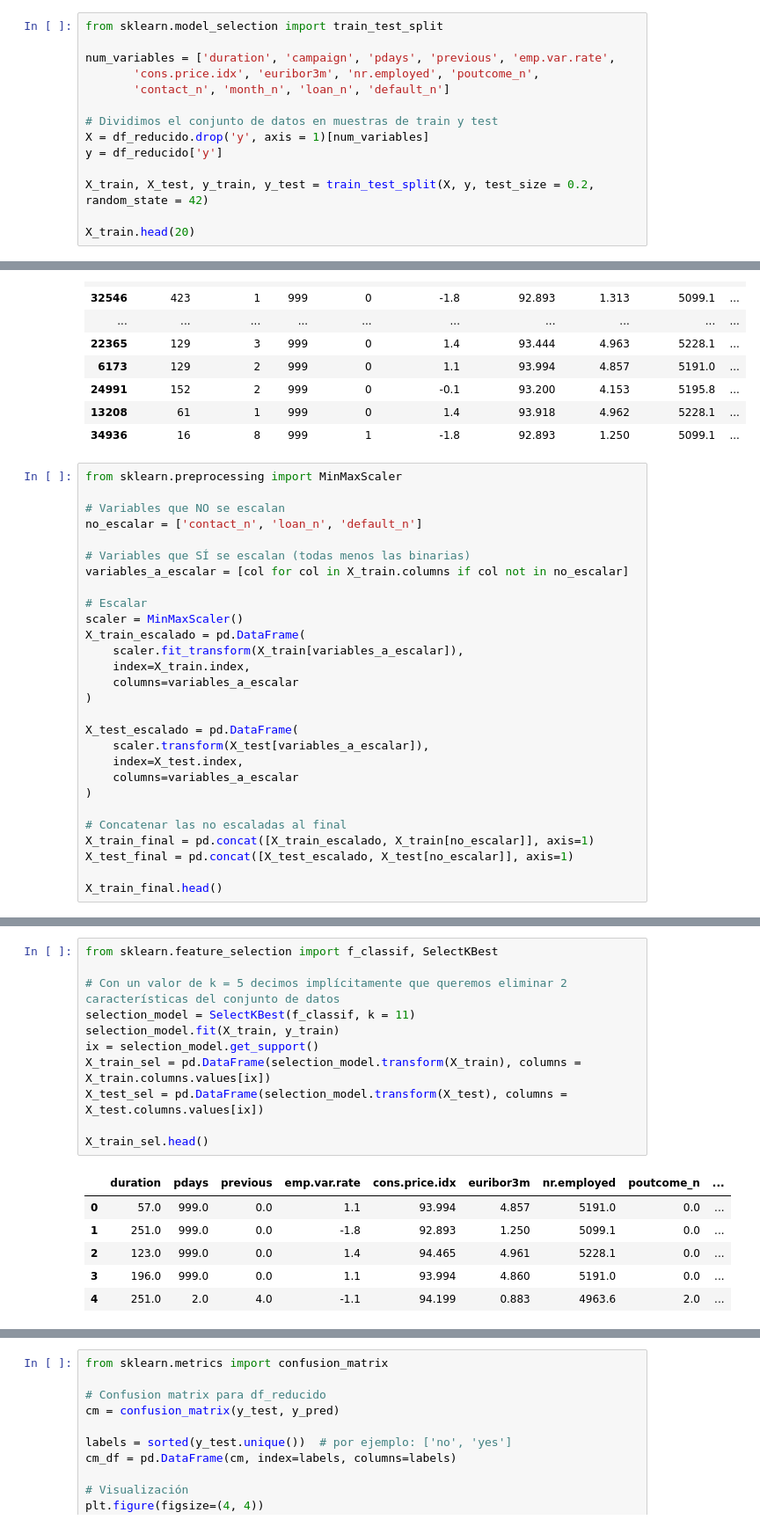
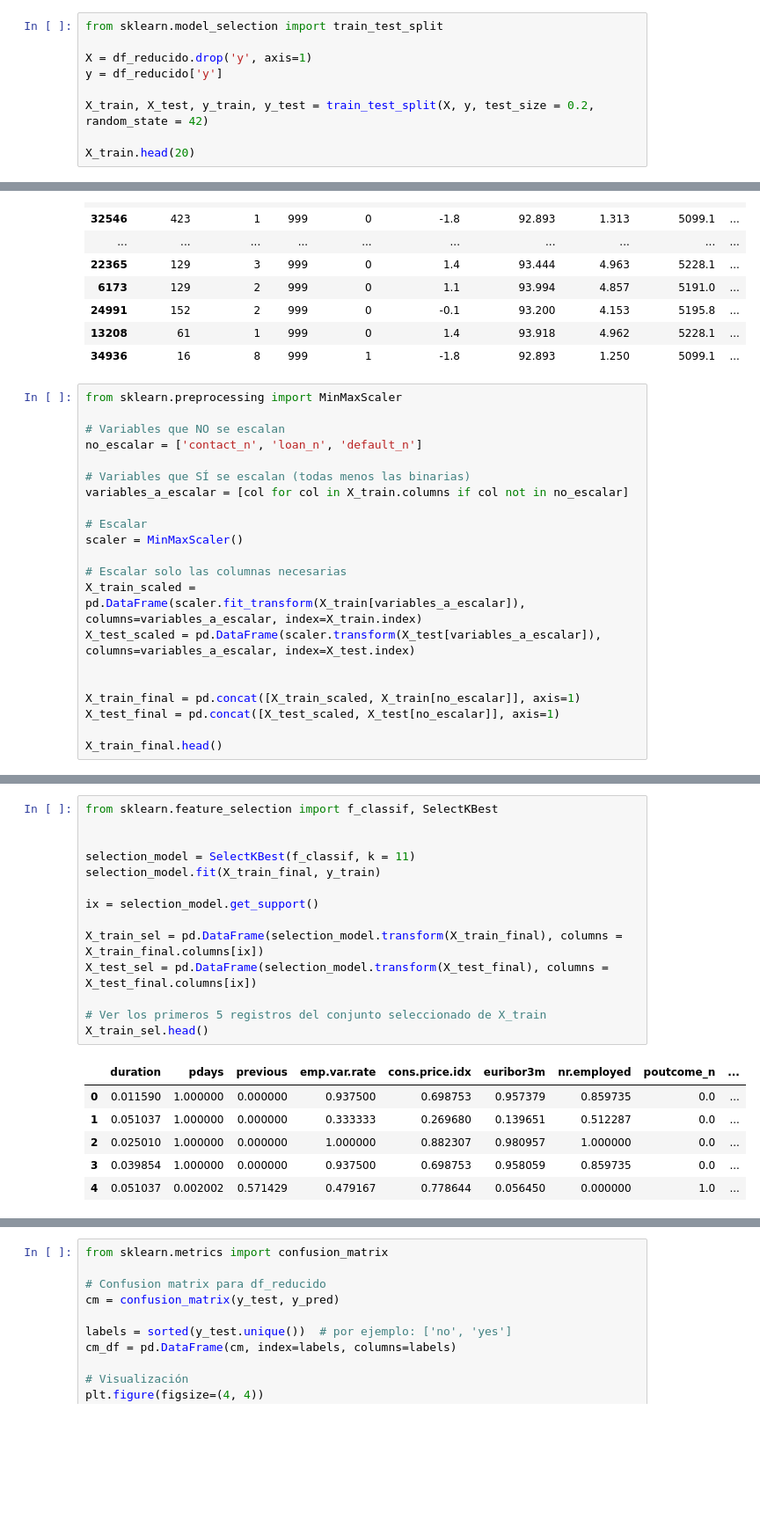
Before and after one commit to 4GeeksAcademy/Finarosalina_machine-learning-python-template, a Jupyter notebook: src/explore.ipynb, the cells around one changed output, grey strips where cells are left out. Shown at 88% size. Drawn from its saved outputs; the diff is of its cells as text; blank space fills up the shorter version.

```diff
--- a/src/explore.ipynb
+++ b/src/explore.ipynb
@@ -447,12 +427,7 @@ Index(['duration', 'campaign', 'pdays', 'previous', 'emp.var.rate',
 # %%
 from sklearn.model_selection import train_test_split
 
-num_variables = ['duration', 'campaign', 'pdays', 'previous', 'emp.var.rate',
-       'cons.price.idx', 'euribor3m', 'nr.employed', 'poutcome_n',
-       'contact_n', 'month_n', 'loan_n', 'default_n']
-
-# Dividimos el conjunto de datos en muestras de train y test
-X = df_reducido.drop('y', axis = 1)[num_variables]
+X = df_reducido.drop('y', axis=1)
 y = df_reducido['y']
 
 X_train, X_test, y_train, y_test = train_test_split(X, y, test_size = 0.2, random_state = 42)
@@ -487,21 +462,14 @@ variables_a_escalar = [col for col in X_train.columns if col not in no_escalar]
 
 # Escalar
 scaler = MinMaxScaler()
-X_train_escalado = pd.DataFrame(
-    scaler.fit_transform(X_train[variables_a_escalar]),
-    index=X_train.index,
-    columns=variables_a_escalar
-)
 
-X_test_escalado = pd.DataFrame(
-    scaler.transform(X_test[variables_a_escalar]),
-    index=X_test.index,
-    columns=variables_a_escalar
-)
+# Escalar solo las columnas necesarias
+X_train_scaled = pd.DataFrame(scaler.fit_transform(X_train[variables_a_escalar]), columns=variables_a_escalar, index=X_train.index)
+X_test_scaled = pd.DataFrame(scaler.transform(X_test[variables_a_escalar]), columns=variables_a_escalar, index=X_test.index)
 
-# Concatenar las no escaladas al final
-X_train_final = pd.concat([X_train_escalado, X_train[no_escalar]], axis=1)
-X_test_final = pd.concat([X_test_escalado, X_test[no_escalar]], axis=1)
+
+X_train_final = pd.concat([X_train_scaled, X_train[no_escalar]], axis=1)
+X_test_final = pd.concat([X_test_scaled, X_test[no_escalar]], axis=1)
 
 X_train_final.head()
 # %% [output]
@@ -514,19 +482,22 @@ X_train_final.head()
 # %%
 from sklearn.feature_selection import f_classif, SelectKBest
 
-# Con un valor de k = 5 decimos implícitamente que queremos eliminar 2 características del conjunto de datos
+
 selection_model = SelectKBest(f_classif, k = 11)
-selection_model.fit(X_train, y_train)
+selection_model.fit(X_train_final, y_train)
+
 ix = selection_model.get_support()
-X_train_sel = pd.DataFrame(selection_model.transform(X_train), columns = X_train.columns.values[ix])
-X_test_sel = pd.DataFrame(selection_model.transform(X_test), columns = X_test.columns.values[ix])
 
+X_train_sel = pd.DataFrame(selection_model.transform(X_train_final), columns = X_train_final.columns[ix])
+X_test_sel = pd.DataFrame(selection_model.transform(X_test_final), columns = X_test_final.columns[ix])
+
+# Ver los primeros 5 registros del conjunto seleccionado de X_train
 X_train_sel.head()
 # %% [output]
 |  | duration | pdays | previous | emp.var.rate | cons.price.idx | euribor3m | nr.employed | poutcome_n | ... |
-| 0 | 57.0 | 999.0 | 0.0 | 1.1 | 93.994 | 4.857 | 5191.0 | 0.0 | ... |
-| 1 | 251.0 | 999.0 | 0.0 | -1.8 | 92.893 | 1.250 | 5099.1 | 0.0 | ... |
-| 2 | 123.0 | 999.0 | 0.0 | 1.4 | 94.465 | 4.961 | 5228.1 | 0.0 | ... |
-| 3 | 196.0 | 999.0 | 0.0 | 1.1 | 93.994 | 4.860 | 5191.0 | 0.0 | ... |
-| 4 | 251.0 | 2.0 | 4.0 | -1.1 | 94.199 | 0.883 | 4963.6 | 2.0 | ... |
+| 0 | 0.011590 | 1.000000 | 0.000000 | 0.937500 | 0.698753 | 0.957379 | 0.859735 | 0.0 | ... |
+| 1 | 0.051037 | 1.000000 | 0.000000 | 0.333333 | 0.269680 | 0.139651 | 0.512287 | 0.0 | ... |
+| 2 | 0.025010 | 1.000000 | 0.000000 | 1.000000 | 0.882307 | 0.980957 | 1.000000 | 0.0 | ... |
+| 3 | 0.039854 | 1.000000 | 0.000000 | 0.937500 | 0.698753 | 0.958059 | 0.859735 | 0.0 | ... |
+| 4 | 0.051037 | 0.002002 | 0.571429 | 0.479167 | 0.778644 | 0.056450 | 0.000000 | 1.0 | ... |
 # %%
```
Also changed, not shown: parts of 10 cells of this notebook, 3 other files.
